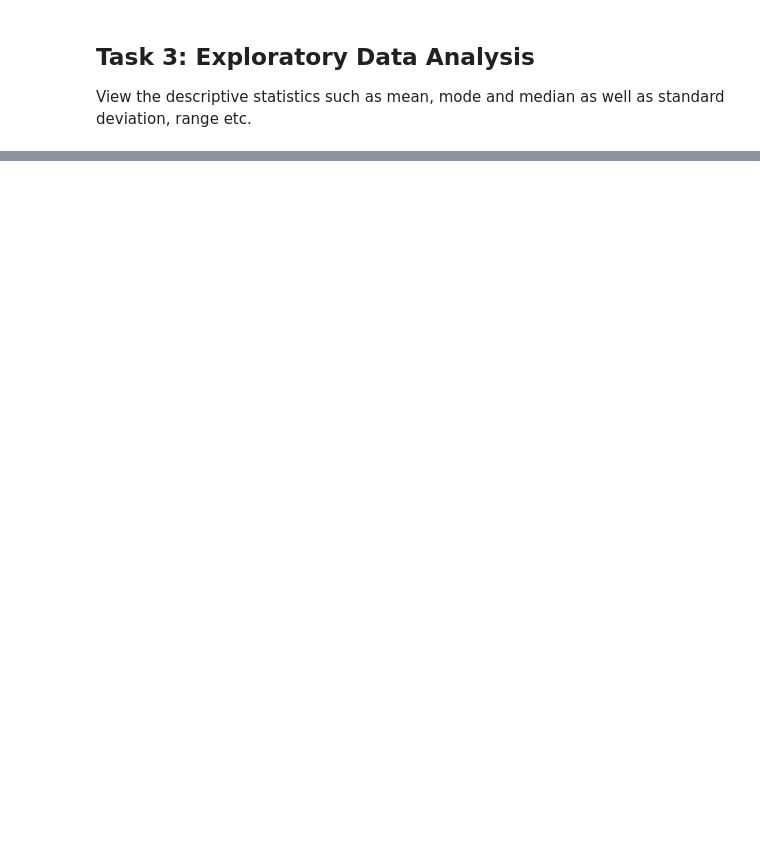
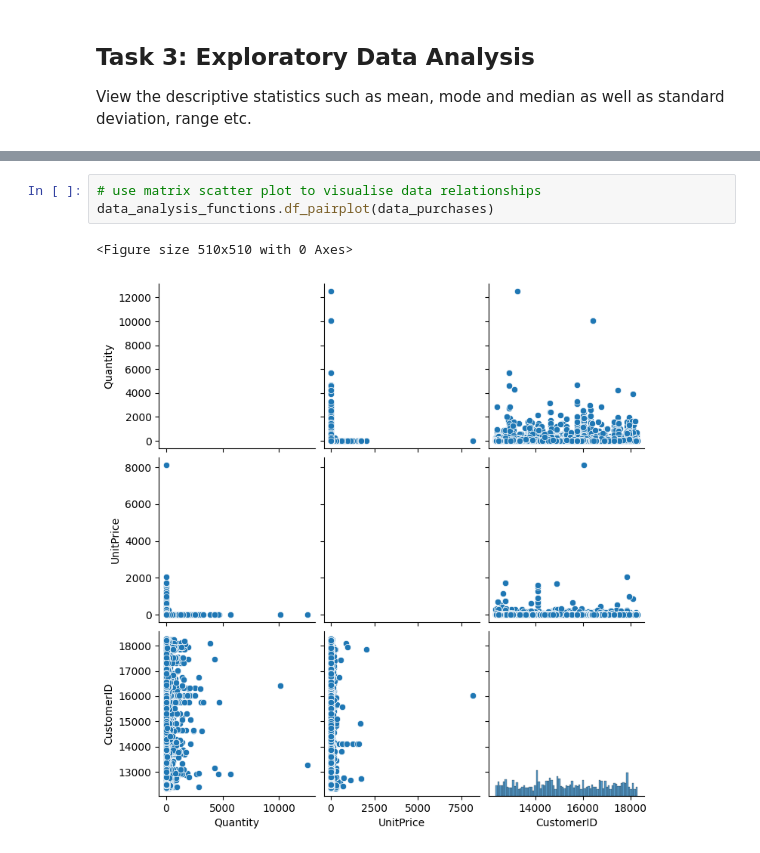
Before and after one commit to diversecellar/python-data-engineering, a Jupyter notebook: data-analysis-projects/project02_perform-eda-on-retail-data/online-retail.ipynb, the cells around one changed output, grey strips where cells are left out. Cells and saved outputs as stored; diff of their text form; blank space fills up the shorter version.

```diff
--- a/data-analysis-projects/project02_perform-eda-on-retail-data/online-retail.ipynb
+++ b/data-analysis-projects/project02_perform-eda-on-retail-data/online-retail.ipynb
@@ -193,0 +266,6 @@ Also, to makesure datetime columns are actually in datetime and numeric columns
+# %%
+# use matrix scatter plot to visualise data relationships
+data_analysis_functions.df_pairplot(data_purchases)
+# %% [output]
+<Figure size 510x510 with 0 Axes>
+[figure, added]
```
Also changed, not shown: parts of 22 cells of this notebook, 10 other files.
